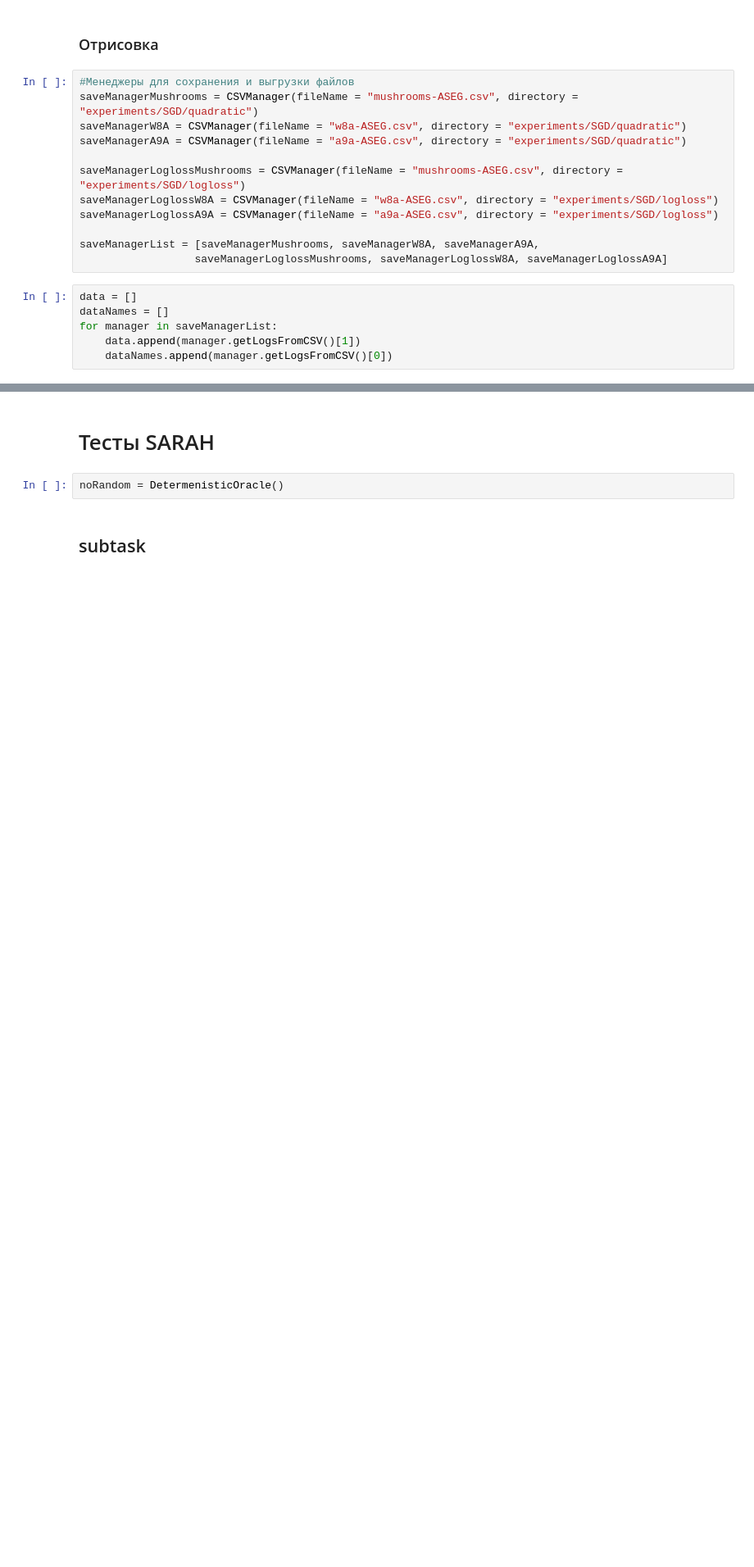
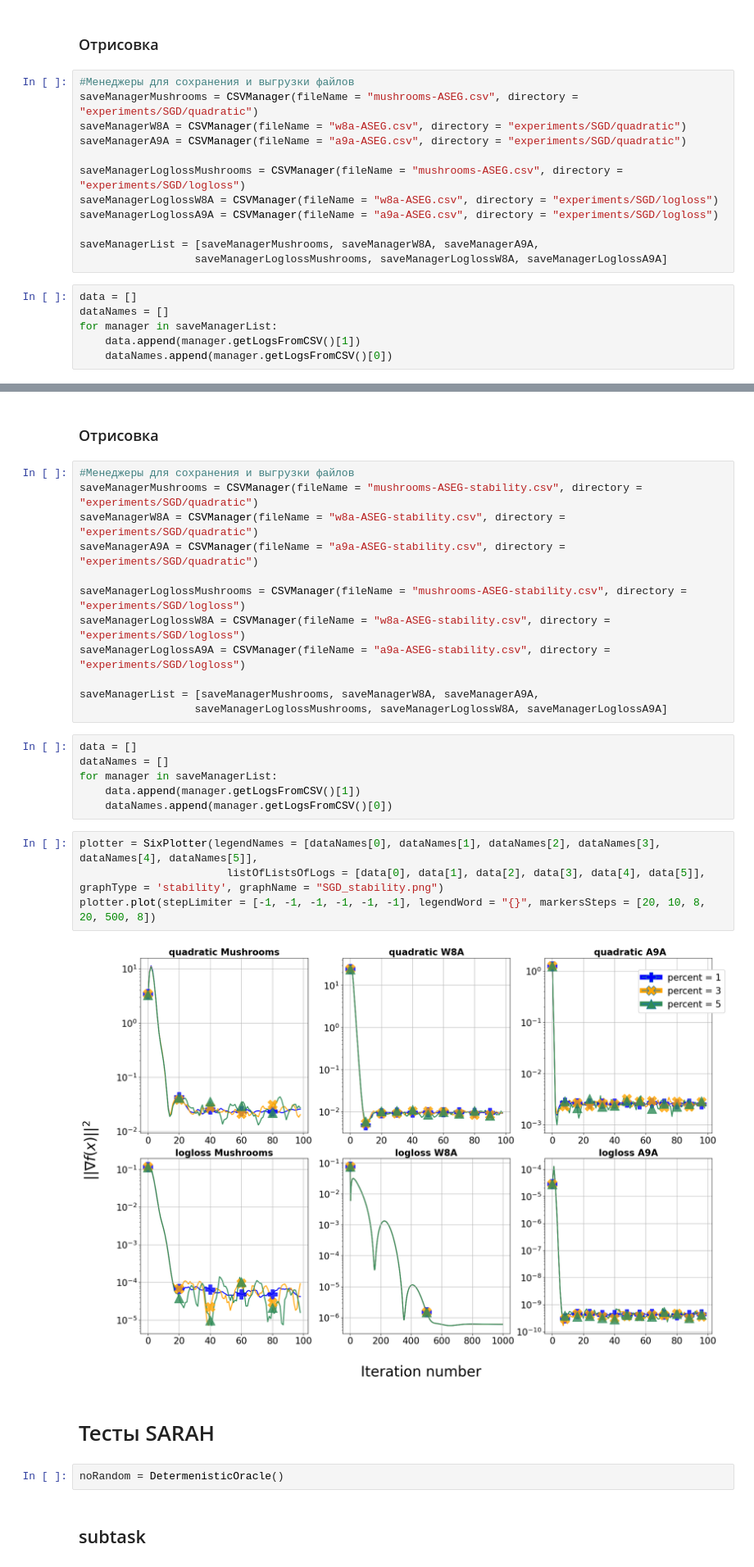
Before and after one commit to DegKir/ASEG_tests, a Jupyter notebook: Tests.ipynb, the cells around one changed output, grey strips where cells are left out. Shown at 82% size. Saved outputs shown, nothing was run; the diff lists cells and outputs as text; blank space fills up the shorter version.

```diff
--- a/Tests.ipynb
+++ b/Tests.ipynb
@@ -1372,3 +1425,29 @@ plotter.plot(stepLimiter = [-1, -1, -1, -1, -1, -1], markersSteps = [20, 20, 20,
+# %% [markdown]
+### Отрисовка
+# %%
+#Менеджеры для сохранения и выгрузки файлов
+saveManagerMushrooms = CSVManager(fileName = "mushrooms-ASEG-stability.csv", directory = "experiments/SGD/quadratic")
+saveManagerW8A = CSVManager(fileName = "w8a-ASEG-stability.csv", directory = "experiments/SGD/quadratic")
+saveManagerA9A = CSVManager(fileName = "a9a-ASEG-stability.csv", directory = "experiments/SGD/quadratic")
+
+saveManagerLoglossMushrooms = CSVManager(fileName = "mushrooms-ASEG-stability.csv", directory = "experiments/SGD/logloss")
+saveManagerLoglossW8A = CSVManager(fileName = "w8a-ASEG-stability.csv", directory = "experiments/SGD/logloss")
+saveManagerLoglossA9A = CSVManager(fileName = "a9a-ASEG-stability.csv", directory = "experiments/SGD/logloss")
+
+saveManagerList = [saveManagerMushrooms, saveManagerW8A, saveManagerA9A,
+                  saveManagerLoglossMushrooms, saveManagerLoglossW8A, saveManagerLoglossA9A]
+# %%
+data = []
+dataNames = []
+for manager in saveManagerList:
+    data.append(manager.getLogsFromCSV()[1])
+    dataNames.append(manager.getLogsFromCSV()[0])
+# %%
+plotter = SixPlotter(legendNames = [dataNames[0], dataNames[1], dataNames[2], dataNames[3], dataNames[4], dataNames[5]],
+                       listOfListsOfLogs = [data[0], data[1], data[2], data[3], data[4], data[5]], graphType = 'stability', graphName = "SGD_stability.png")
+plotter.plot(stepLimiter = [-1, -1, -1, -1, -1, -1], legendWord = "{}", markersSteps = [20, 10, 8, 20, 500, 8])
+# %% [output]
+[figure, added]
 # %% [markdown]
 # Тесты SARAH
 # %%
```
Also changed, not shown: parts of 12 cells of this notebook, 7 other files.
